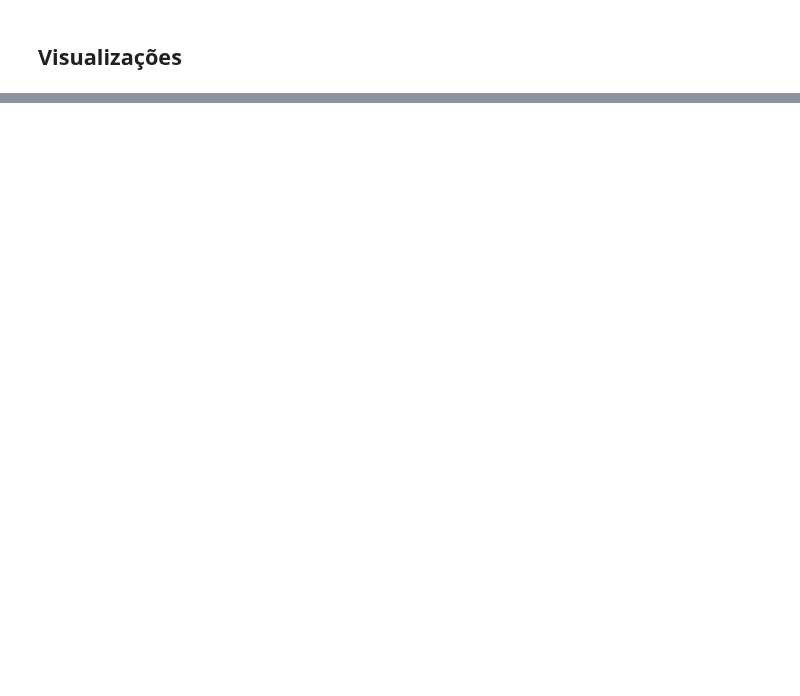
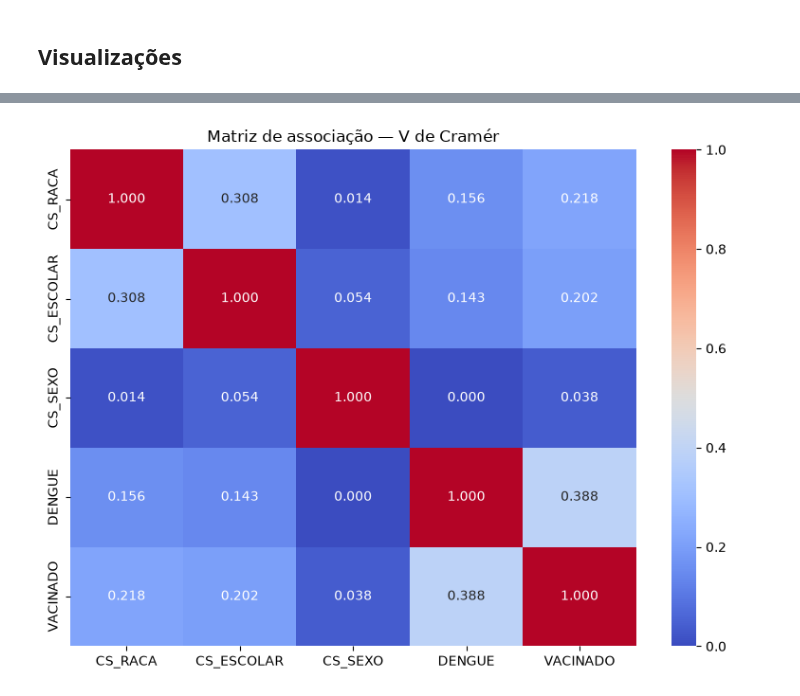
Before and after one commit to Romulol-B/Pysus-IBGE, a Jupyter notebook: notebooks/Analises exploratorias/SINAN/sinan_corrected.ipynb, the cells around one changed output, grey strips where cells are left out. Saved outputs shown, nothing was run; the diff lists cells and outputs as text; code cells hidden in the pictures; blank space fills up the shorter version.

```diff
--- a/notebooks/Analises exploratorias/SINAN/sinan_corrected.ipynb
+++ b/notebooks/Analises exploratorias/SINAN/sinan_corrected.ipynb
@@ -837,0 +1073,37 @@ fig.show()
+# %%
+matriz_v = pd.DataFrame(
+    np.eye(len(social_columns)),
+    index=social_columns,
+    columns=social_columns
+)
+
+for a, b in combinations(social_columns, 2):
+    v = cramers_v(
+        df_social[a].dropna().align(
+            df_social[b].dropna(),
+            join="inner"
+        )[0],
+        df_social[b].dropna().align(
+            df_social[a].dropna(),
+            join="inner"
+        )[0]
+    )
+
+    matriz_v.loc[a, b] = v
+    matriz_v.loc[b, a] = v
+
+plt.figure(figsize=(8, 6))
+sns.heatmap(
+    matriz_v,
+    annot=True,
+    fmt=".3f",
+    cmap="coolwarm",
+    vmin=0,
+    vmax=1
+)
+
+plt.title("Matriz de associação — V de Cramér")
+plt.tight_layout()
+plt.show()
+# %% [output]
+[figure, added]
```
Also changed, not shown: parts of 32 cells of this notebook, 1 other file.
